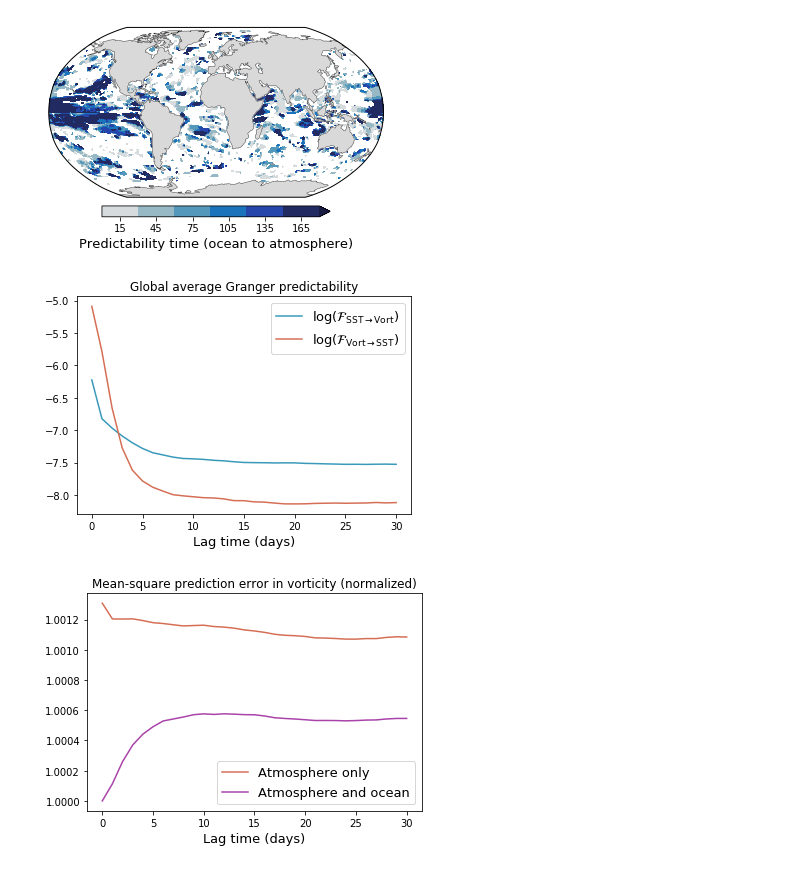
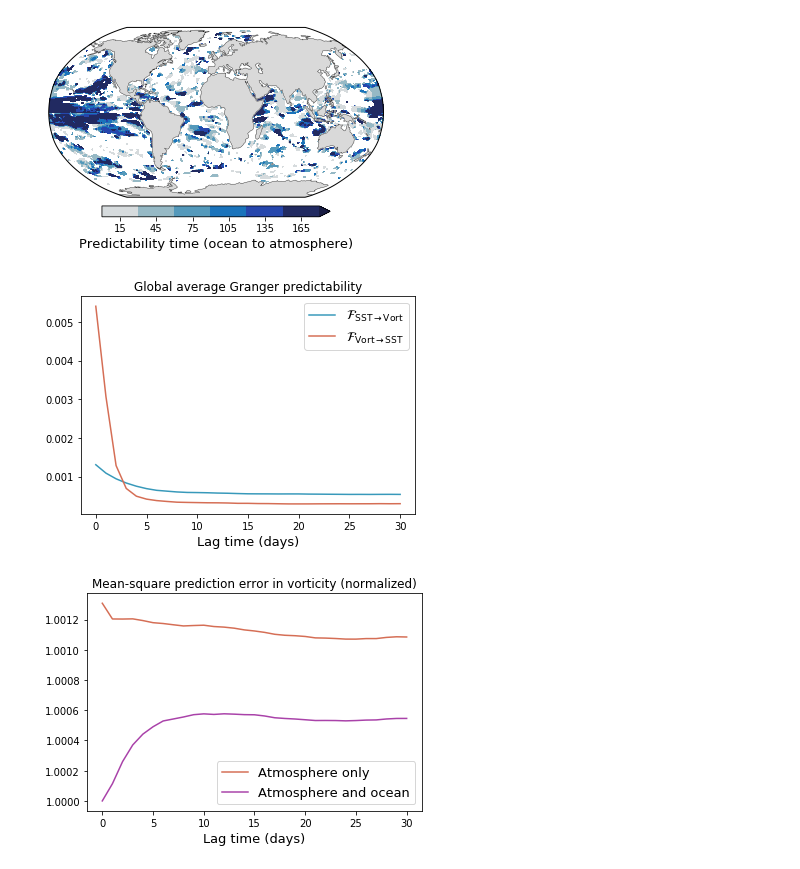
Before and after one commit to eviatarbach/predictability, a Jupyter notebook: Plots.ipynb, the cells around one changed output. Drawn from its saved outputs; the diff is of its cells as text; code cells hidden in the pictures.

```diff
--- a/Plots.ipynb
+++ b/Plots.ipynb
@@ -481,16 +529,16 @@ plt.savefig('time15_sst_to_vort.pdf')
 [figure]
 # %%
 # Decay of predictability with time
-plt.plot(numpy.log(data1['F_sst_to_vort'].mean(axis=0)), '#3899BA')
-plt.plot(numpy.log(data1['F_vort_to_sst'].mean(axis=0)), '#D56E55')
-plt.legend([r'$\log\left(\mathcal{F}_{\mathrm{SST}\rightarrow \mathrm{Vort}}\right)$',
-            r'$\log\left(\mathcal{F}_{\mathrm{Vort}\rightarrow \mathrm{SST}}\right)$'], fontsize=13)
+plt.plot((data1['F_sst_to_vort'].mean(axis=0)), '#3899BA')
+plt.plot((data1['F_vort_to_sst'].mean(axis=0)), '#D56E55')
+plt.legend([r'$\mathcal{F}_{\mathrm{SST}\rightarrow \mathrm{Vort}}$',
+            r'$\mathcal{F}_{\mathrm{Vort}\rightarrow \mathrm{SST}}$'], fontsize=13)
 plt.title('Global average Granger predictability')
 plt.xlabel('Lag time (days)', size=13)
 
 plt.savefig('predictability_decay.pdf')
 # %% [output]
-[figure, old version]
+[figure, new version]
 # %%
 # MSPE increase
 mspe_vort = numpy.exp(-(data1['F_sst_to_vort'] - numpy.log(data1['mspe_sst_to_vort'])))
```
Also changed, not shown: parts of 37 cells of this notebook, 8 other files.
